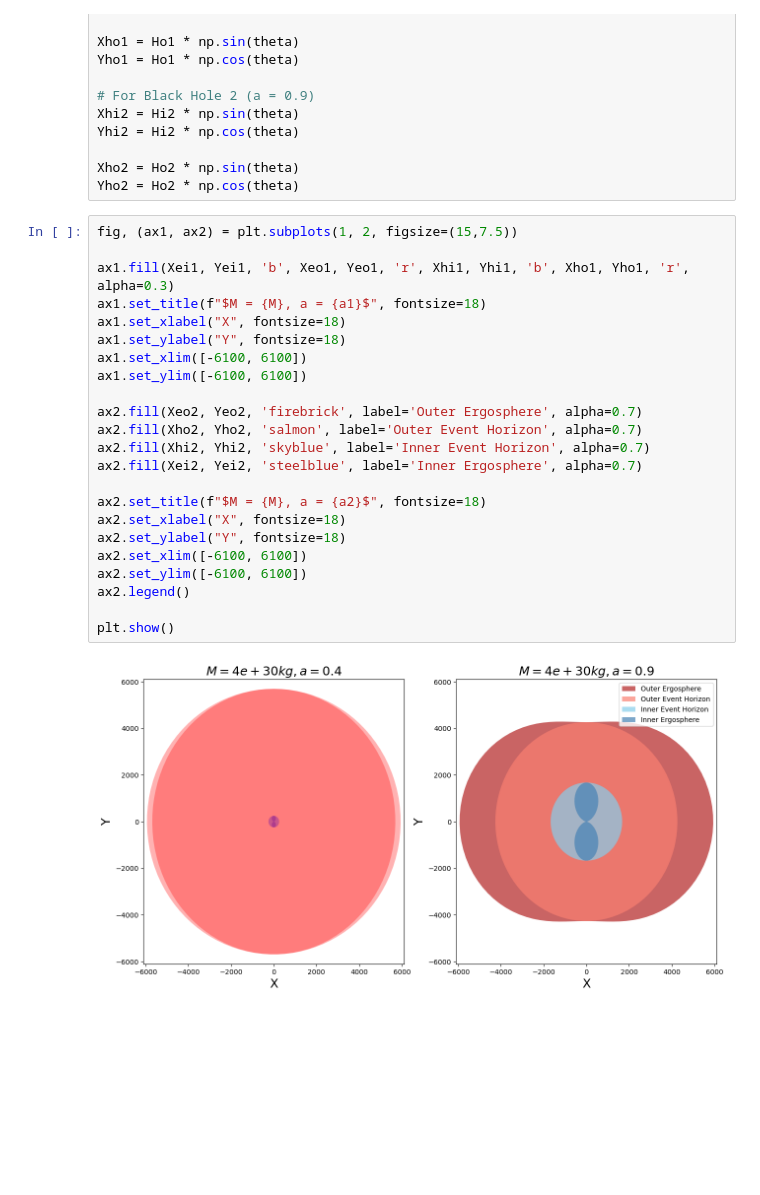
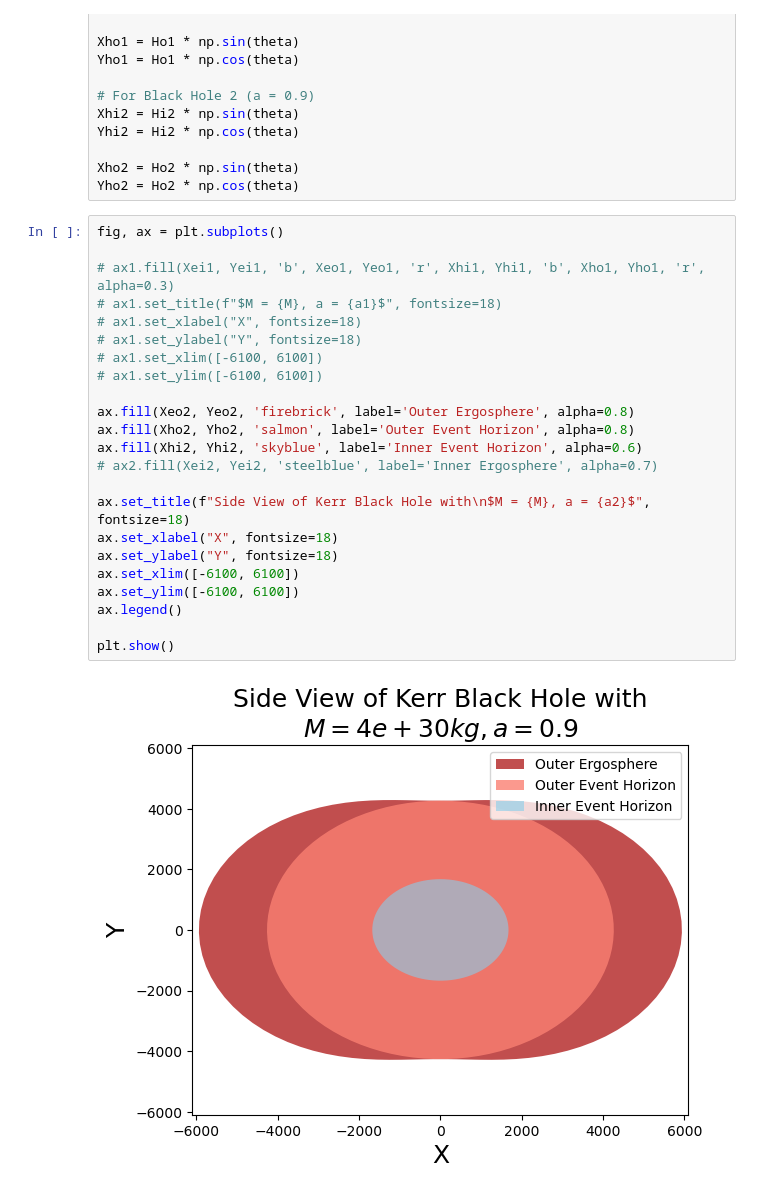
Before and after one commit to jparas-3/Black-Hole-Simulation, a Jupyter notebook: src/Ergosphere.ipynb, the cells around one changed output. Cells and saved outputs as stored; diff of their text form; blank space fills up the shorter version.

Commit message:
modified ergosphere plot

```diff
--- a/src/Ergosphere.ipynb
+++ b/src/Ergosphere.ipynb
@@ -85,27 +85,27 @@ Yhi2 = Hi2 * np.cos(theta)
 Xho2 = Ho2 * np.sin(theta)
 Yho2 = Ho2 * np.cos(theta)
 # %%
-fig, (ax1, ax2) = plt.subplots(1, 2, figsize=(15,7.5))
+fig, ax = plt.subplots()
 
-ax1.fill(Xei1, Yei1, 'b', Xeo1, Yeo1, 'r', Xhi1, Yhi1, 'b', Xho1, Yho1, 'r', alpha=0.3)
-ax1.set_title(f"$M = {M}, a = {a1}$", fontsize=18)
-ax1.set_xlabel("X", fontsize=18)
-ax1.set_ylabel("Y", fontsize=18)
-ax1.set_xlim([-6100, 6100])
-ax1.set_ylim([-6100, 6100])
+# ax1.fill(Xei1, Yei1, 'b', Xeo1, Yeo1, 'r', Xhi1, Yhi1, 'b', Xho1, Yho1, 'r', alpha=0.3)
+# ax1.set_title(f"$M = {M}, a = {a1}$", fontsize=18)
+# ax1.set_xlabel("X", fontsize=18)
+# ax1.set_ylabel("Y", fontsize=18)
+# ax1.set_xlim([-6100, 6100])
+# ax1.set_ylim([-6100, 6100])
 
-ax2.fill(Xeo2, Yeo2, 'firebrick', label='Outer Ergosphere', alpha=0.7)
-ax2.fill(Xho2, Yho2, 'salmon', label='Outer Event Horizon', alpha=0.7)
-ax2.fill(Xhi2, Yhi2, 'skyblue', label='Inner Event Horizon', alpha=0.7)
-ax2.fill(Xei2, Yei2, 'steelblue', label='Inner Ergosphere', alpha=0.7)
+ax.fill(Xeo2, Yeo2, 'firebrick', label='Outer Ergosphere', alpha=0.8)
+ax.fill(Xho2, Yho2, 'salmon', label='Outer Event Horizon', alpha=0.8)
+ax.fill(Xhi2, Yhi2, 'skyblue', label='Inner Event Horizon', alpha=0.6)
+# ax2.fill(Xei2, Yei2, 'steelblue', label='Inner Ergosphere', alpha=0.7)
 
-ax2.set_title(f"$M = {M}, a = {a2}$", fontsize=18)
-ax2.set_xlabel("X", fontsize=18)
-ax2.set_ylabel("Y", fontsize=18)
-ax2.set_xlim([-6100, 6100])
-ax2.set_ylim([-6100, 6100])
-ax2.legend()
+ax.set_title(f"Side View of Kerr Black Hole with\n$M = {M}, a = {a2}$", fontsize=18)
+ax.set_xlabel("X", fontsize=18)
+ax.set_ylabel("Y", fontsize=18)
+ax.set_xlim([-6100, 6100])
+ax.set_ylim([-6100, 6100])
+ax.legend()
 
 plt.show()
 # %% [output]
-[figure, old version]
+[figure, new version]
```
